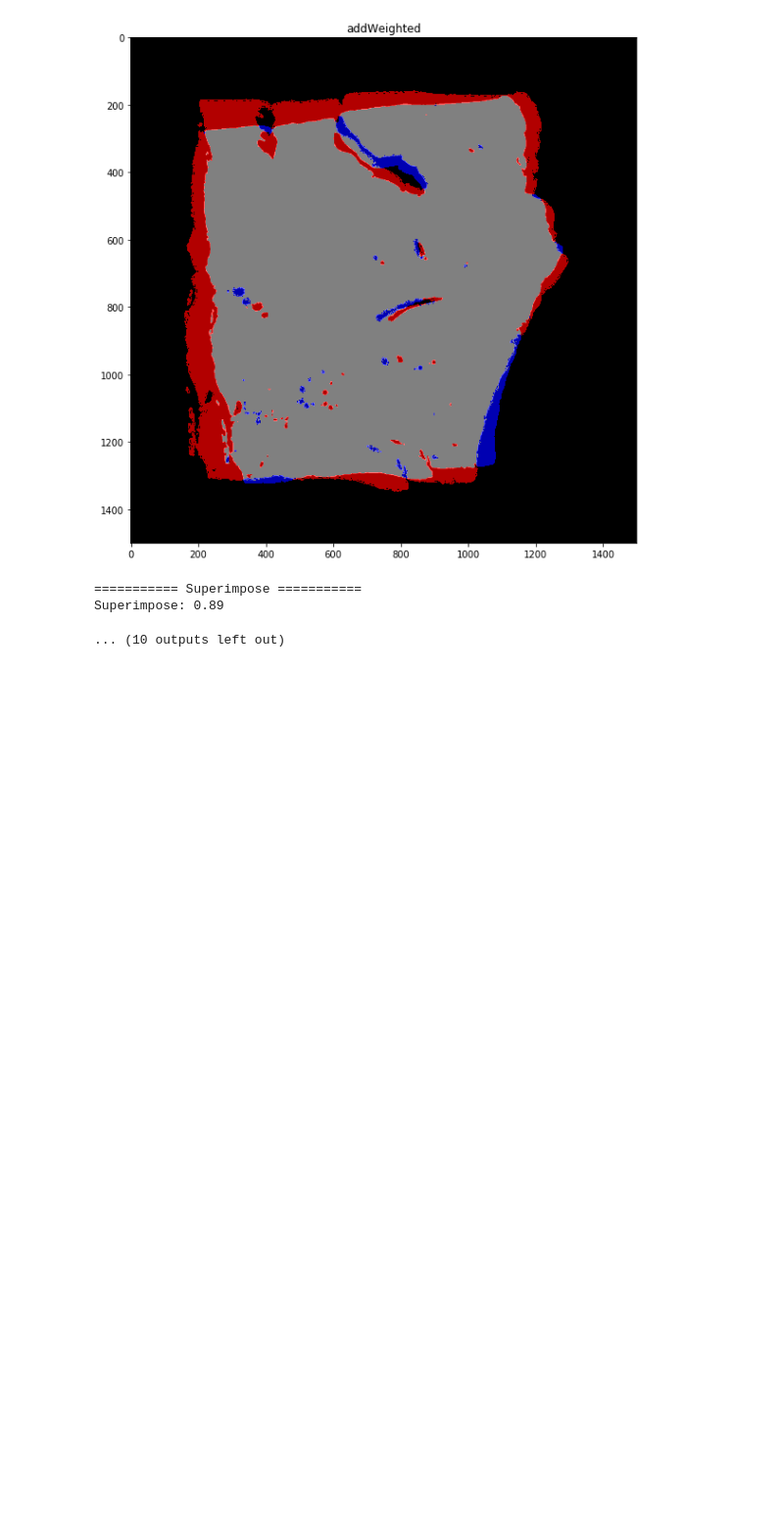
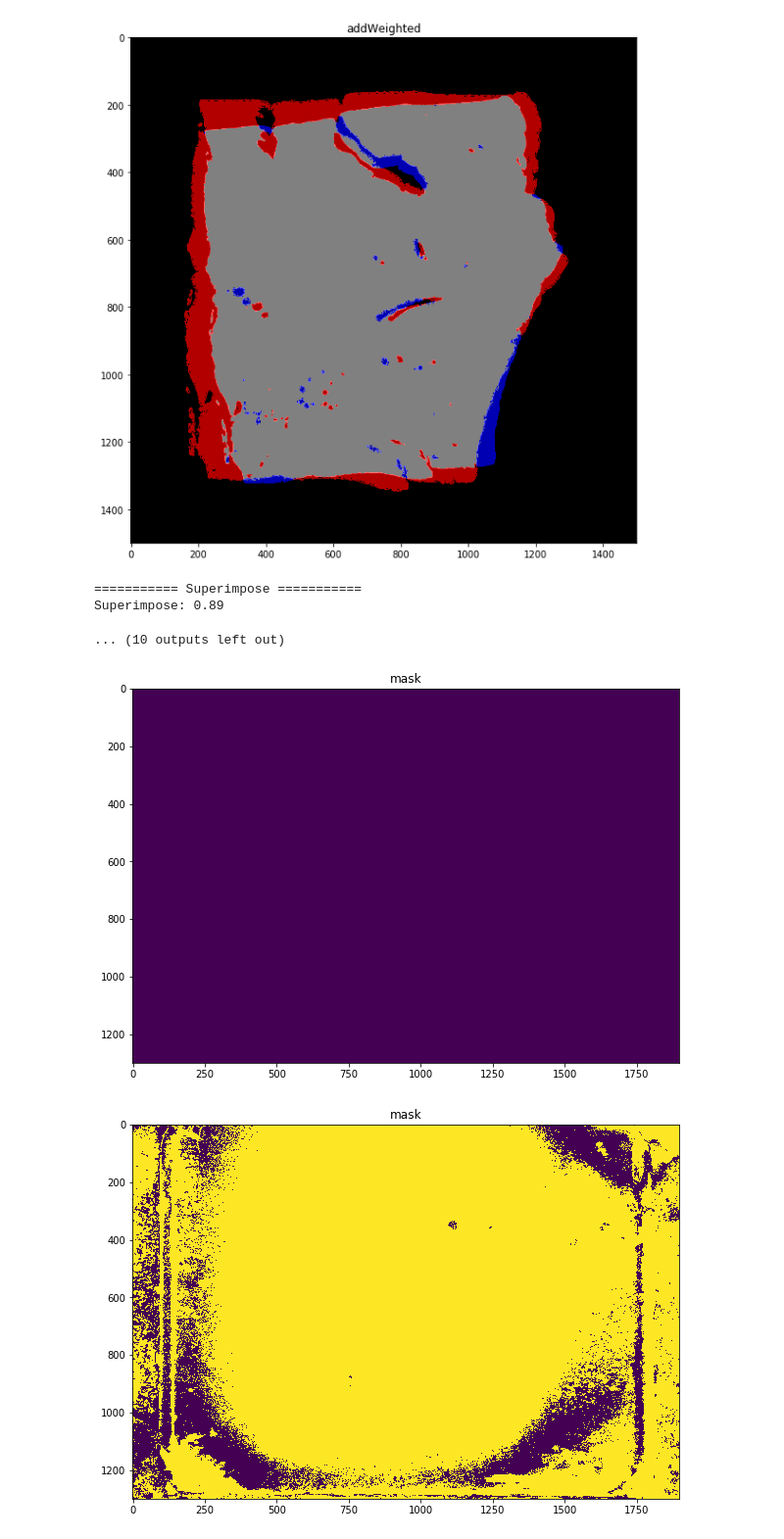
Before and after one commit to jakkarintiew/SDP, a Jupyter notebook: preprocessing.ipynb, the cells around one changed output. Shown at 98% size. Drawn from its saved outputs; the diff is of its cells as text; code cells hidden in the pictures; blank space fills up the shorter version.

```diff
--- a/preprocessing.ipynb
+++ b/preprocessing.ipynb
@@ -458,3 +497,18 @@ Superimpose: 0.80
 =========== Superimpose ===========
 Superimpose: 0.89
 ... (10 outputs left out)
+# %%
+subtractor = cv2.createBackgroundSubtractorMOG2(history=2, varThreshold=5, detectShadows=False)
+path = './img_raw/blocks/'
+files = os.listdir(path)
+for index, file in enumerate(files):
+    # convert image from BGR to RGB
+    img_blk = cv2.cvtColor(cv2.imread(os.path.join(path, file)), cv2.COLOR_BGR2RGB)
+    img_blk = crop(img_blk, 1300, 3200, 1000, 2300)
+    mask = subtractor.apply(img_blk)
+    show1img(mask, "mask")
+    if index > 10:
+        break
+# %% [output]
+[figure, added]
+[figure, added]
```
Also changed, not shown: parts of 7 cells of this notebook, 56 other files.
